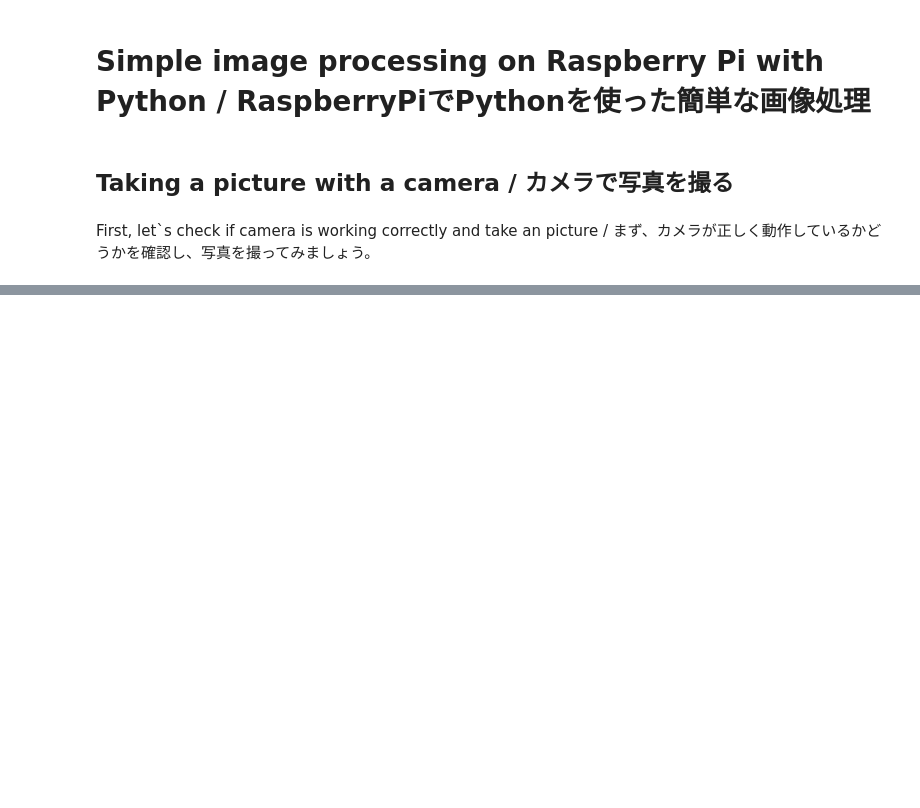
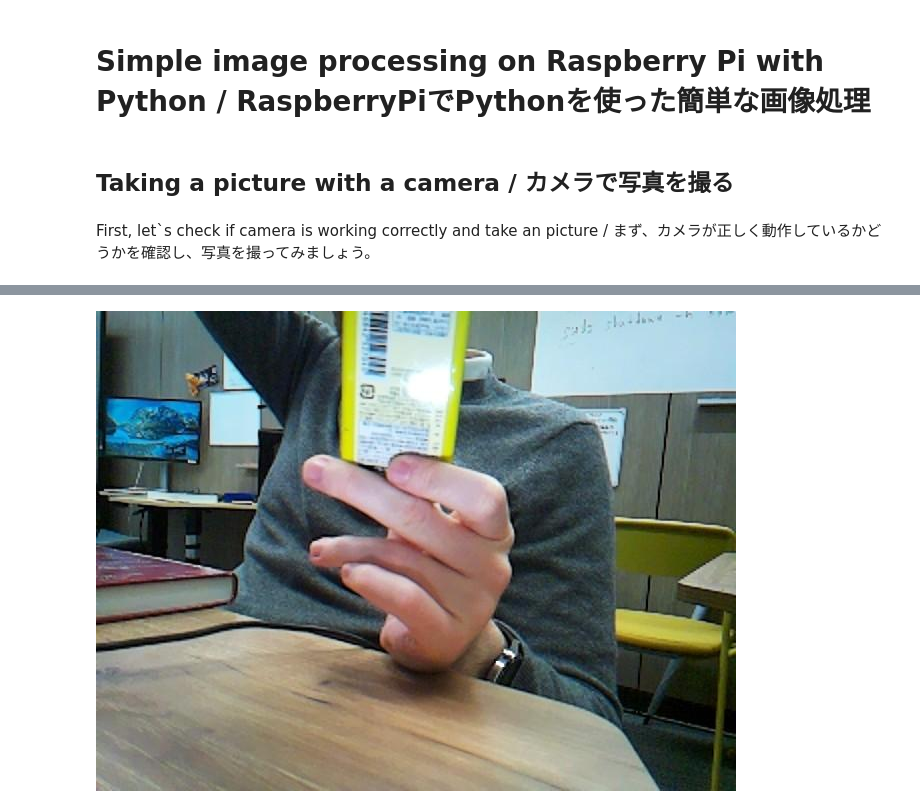
Before and after one commit to SirSerow/image_processing_practice, a Jupyter notebook: initial_image_processing/pillow.ipynb, the cells around one changed output, grey strips where cells are left out. Cells and saved outputs as stored; diff of their text form; code cells hidden in the pictures; blank space fills up the shorter version.

```diff
--- a/initial_image_processing/pillow.ipynb
+++ b/initial_image_processing/pillow.ipynb
@@ -77,0 +97,12 @@ Image saved to pictures/image.jpg
+# %%
+def save_and_show_output(image):
+    # Convert the image to RGB mode
+    rgb_image = image.convert('RGB')
+    # Save the image
+    rgb_image.save(processed_image_path)
+    # Display the image
+    display(Image(filename=processed_image_path))
+# %%
+save_and_show_output(image)
+# %% [output]
+[figure, added]
```
Also changed, not shown: parts of 23 cells of this notebook.
